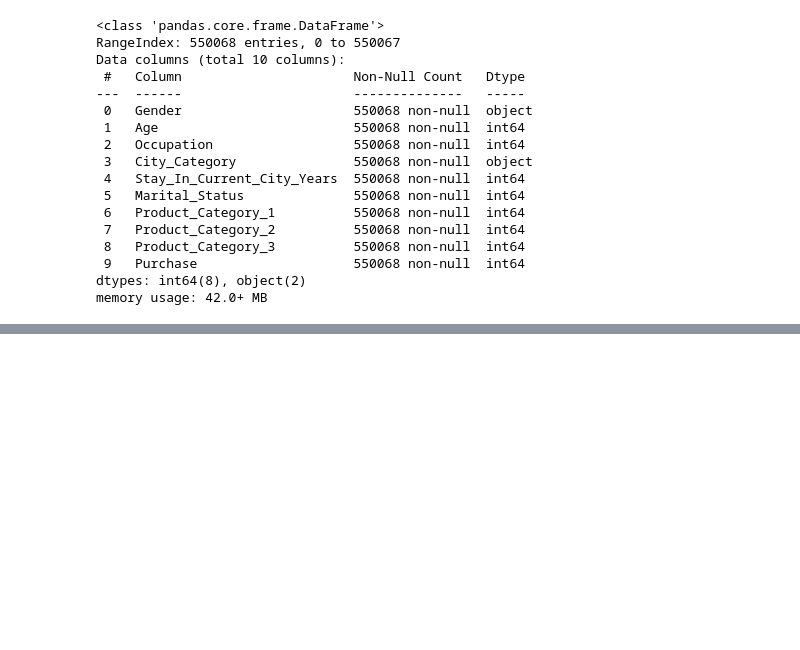
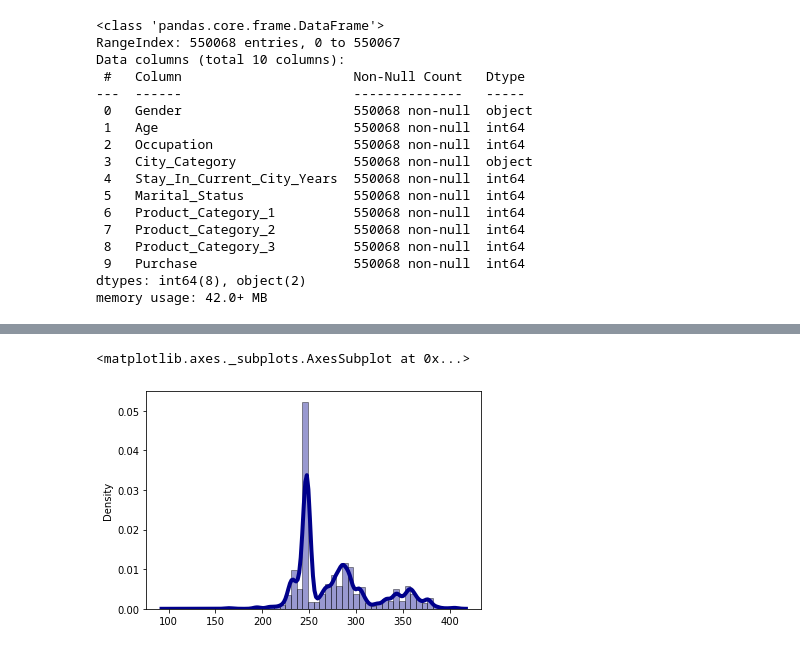
Before and after one commit to lbleal1/black-friday-project, a Jupyter notebook: black_friday.ipynb, the cells around one changed output, grey strips where cells are left out. Saved outputs shown, nothing was run; the diff lists cells and outputs as text; code cells hidden in the pictures; blank space fills up the shorter version.

```diff
--- a/black_friday.ipynb
+++ b/black_friday.ipynb
@@ -379,0 +356,2 @@ reg.score(X_test, y_test)
+# %%
+df_test = df_test.drop(columns=['User_ID', 'Product_ID'], axis=1)
@@ -380,2 +360,10 @@ reg.score(X_test, y_test)
+# %%
+df_test['Stay_In_Current_City_Years'] = df_test['Stay_In_Current_City_Years'].replace('4+', '4')
+df_test['Stay_In_Current_City_Years'] = df_test['Stay_In_Current_City_Years'].astype('int64')
+# %%
+from sklearn.model_selection import train_test_split
+from scipy import stats
+
+X_test = df_test
 # %%
-y=predreg.predict(X_test)
+y_preds_test = reg.predict(X_test)
@@ -387,0 +370,8 @@ score
+# %%
+sns.distplot(y_preds_test, hist=True, kde=True,
+             color = 'darkblue',
+             hist_kws={'edgecolor':'black'},
+             kde_kws={'linewidth': 4})
+# %% [output]
+<matplotlib.axes._subplots.AxesSubplot at 0x...>
+[figure, added]
```
Also changed, not shown: parts of 44 cells of this notebook.
